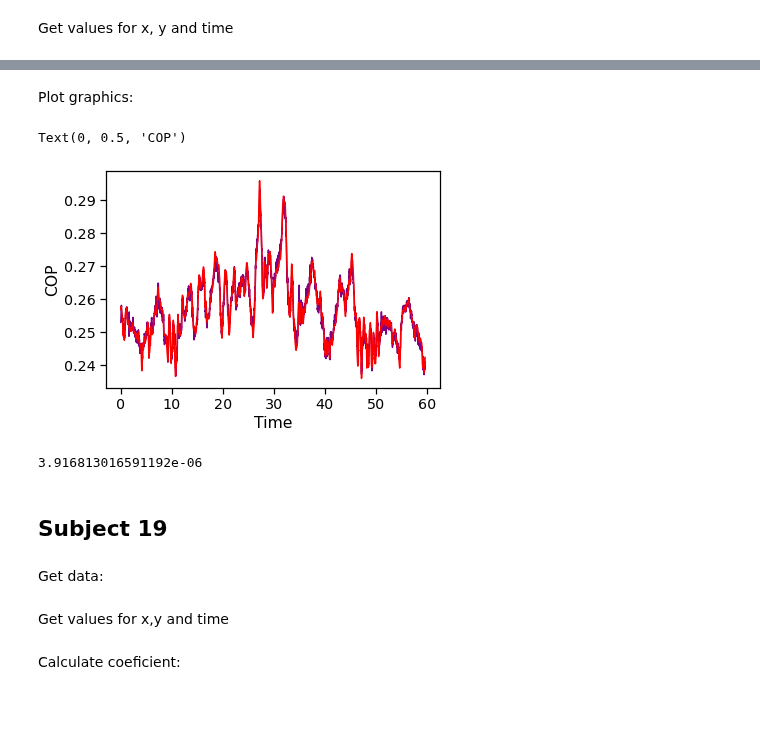
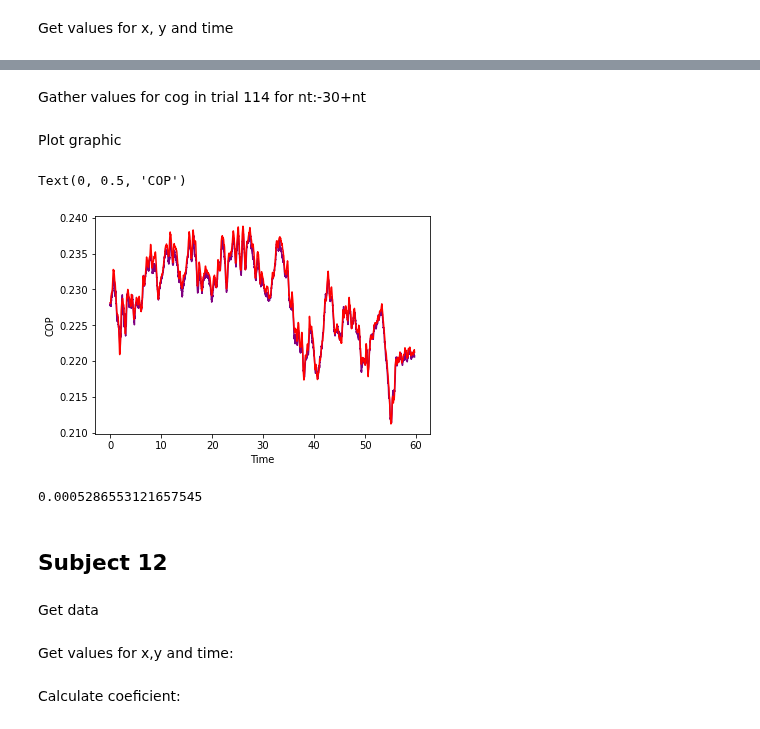
Before and after one commit to FernandaVanzini/COPandCOGestimar, a Jupyter notebook: RegressãoLinear.ipynb, the cells around one changed output, grey strips where cells are left out. Drawn from its saved outputs; the diff is of its cells as text; code cells hidden in the pictures.

```diff
--- a/RegressãoLinear.ipynb
+++ b/RegressãoLinear.ipynb
@@ -490,6 +565,6 @@ Get the data:
 # %%
-fname_grf9=os.path.join(path2,PDSinfo.Trial[10]+'grf'+'.txt')
-fname_mkr9=os.path.join(path2,PDSinfo.Trial[10]+'mkr'+'.txt')
+fname_grf9=os.path.join(path2,PDSinfo.Trial[108]+'grf'+'.txt')
+fname_mkr9=os.path.join(path2,PDSinfo.Trial[108]+'mkr'+'.txt')
 grf9=pd.read_csv(fname_grf9,delimiter='\t',header=0,engine='c')
 mkr9=pd.read_csv(fname_mkr9,delimiter='\t',header=0,engine='c')
 # %% [markdown]
@@ -511,23 +588,37 @@ c9,d9,_,_=np.linalg.lstsq(x99,y99,rcond=None)
+# %%
+fname_grftest9=os.path.join(path2,PDSinfo.Trial[114]+'grf'+'.txt')
+fname_mkrtest9=os.path.join(path2,PDSinfo.Trial[114]+'mkr'+'.txt')
+grftest9=pd.read_csv(fname_grftest9,delimiter='\t',header=0,engine='c')
+mkrtest9=pd.read_csv(fname_mkrtest9,delimiter='\t',header=0,engine='c')
+# %%
+u9=mkrtest9['COG_X']
+v9=grftest9['COPNET_X']
+# %% [markdown]
+Gather values for cog in trial 114 for nt:-30+nt
+# %%
+x9test9=np.array(u9[:-30]).reshape(-1,1)
+for nt in range(1,30):
+    x9test9=np.hstack((x9test9,np.array(u9[nt:-30+nt]).reshape(-1,1)))
 # %% [markdown]
-Plot graphics:
+Plot graphic
 # %%
-yestimative9=x99@c9
-plt.plot(t9[:-30],yestimative9,marker='',color='purple',linestyle='-')
-plt.plot(t9[:-30],y9[30:],marker='',color='red',linestyle='-')
+yexttest9=x9test9@c9
+plt.plot(t9[:-30],yexttest9,marker='',color='purple',linestyle='-')
+plt.plot(t9[:-30],v9[30:],marker='',color='red',linestyle='-')
 plt.xlabel('Time')
 plt.ylabel('COP')
 # %% [output]
 Text(0, 0.5, 'COP')
-[figure, old version]
+[figure, new version]
 # %%
-yestimative9med=np.mean(yestimative9)
-yreal9med=np.mean(y9[30:])
-e9=np.sqrt((yestimative9med-yreal9med)**2)
-print(e9)
+yestimative10med=np.mean(yexttest9)
+yreal10med=np.mean(v9[30:])
+e10=np.sqrt((yestimative10med-yreal10med)**2)
+print(e10)
 # %% [output]
-3.916813016591192e-06
+0.0005286553121657545
 # %% [markdown]
-## Subject 19
+## Subject 12
 # %% [markdown]
-Get data:
+Get data
 # %%
@@ -536,7 +627,7 @@ fname_mkr10=os.path.join(path2,PDSinfo.Trial[19]+'mkr'+'.txt')
 grf10=pd.read_csv(fname_grf10,delimiter='\t',header=0,engine='c')
 mkr10=pd.read_csv(fname_mkr10,delimiter='\t',header=0,engine='c')
 # %% [markdown]
-Get values for x,y and time
+Get values for x,y and time:
 # %%
 x10=mkr10['COG_X']
 y10=grf10['COPNET_X']
```
Also changed, not shown: parts of 54 cells of this notebook.
